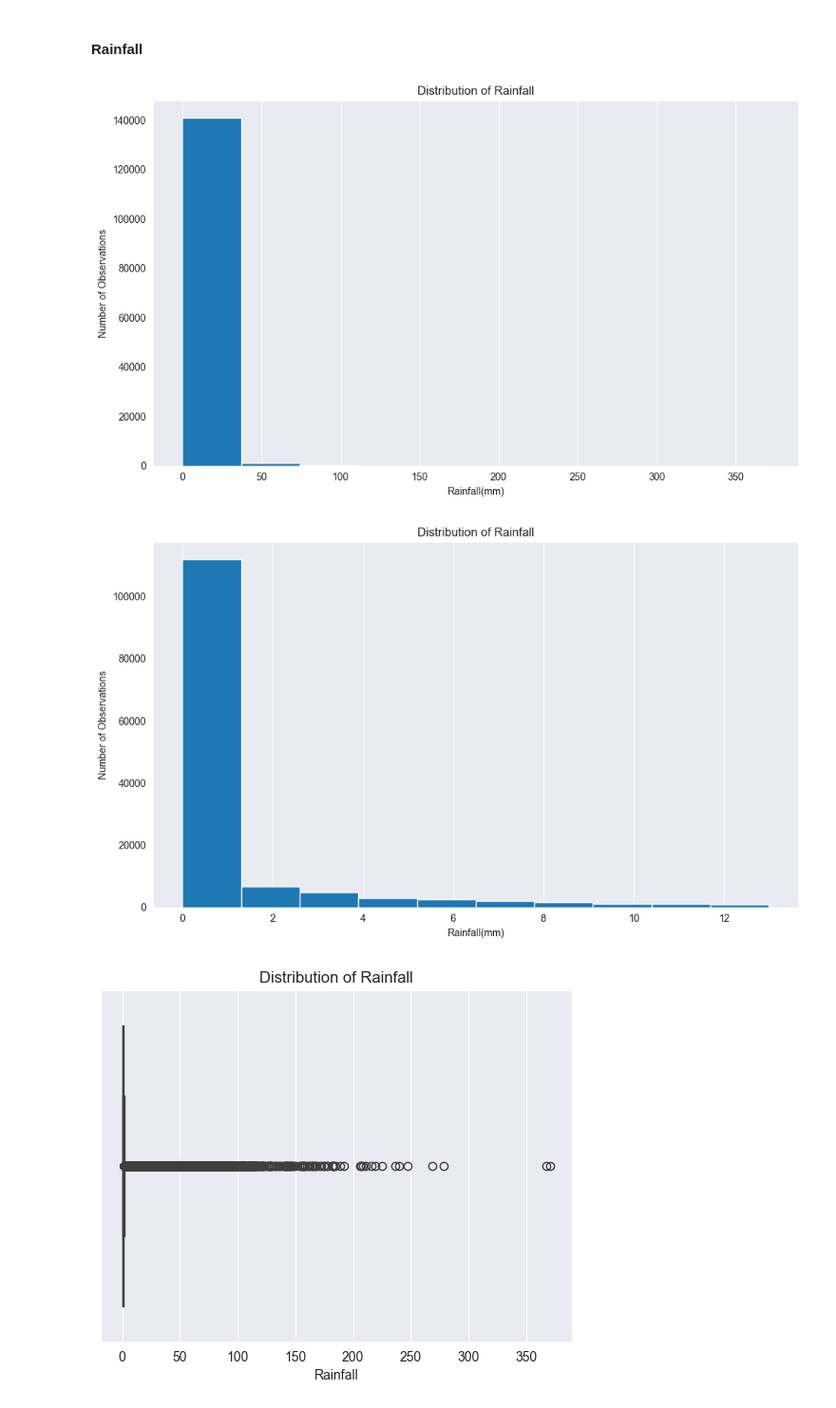
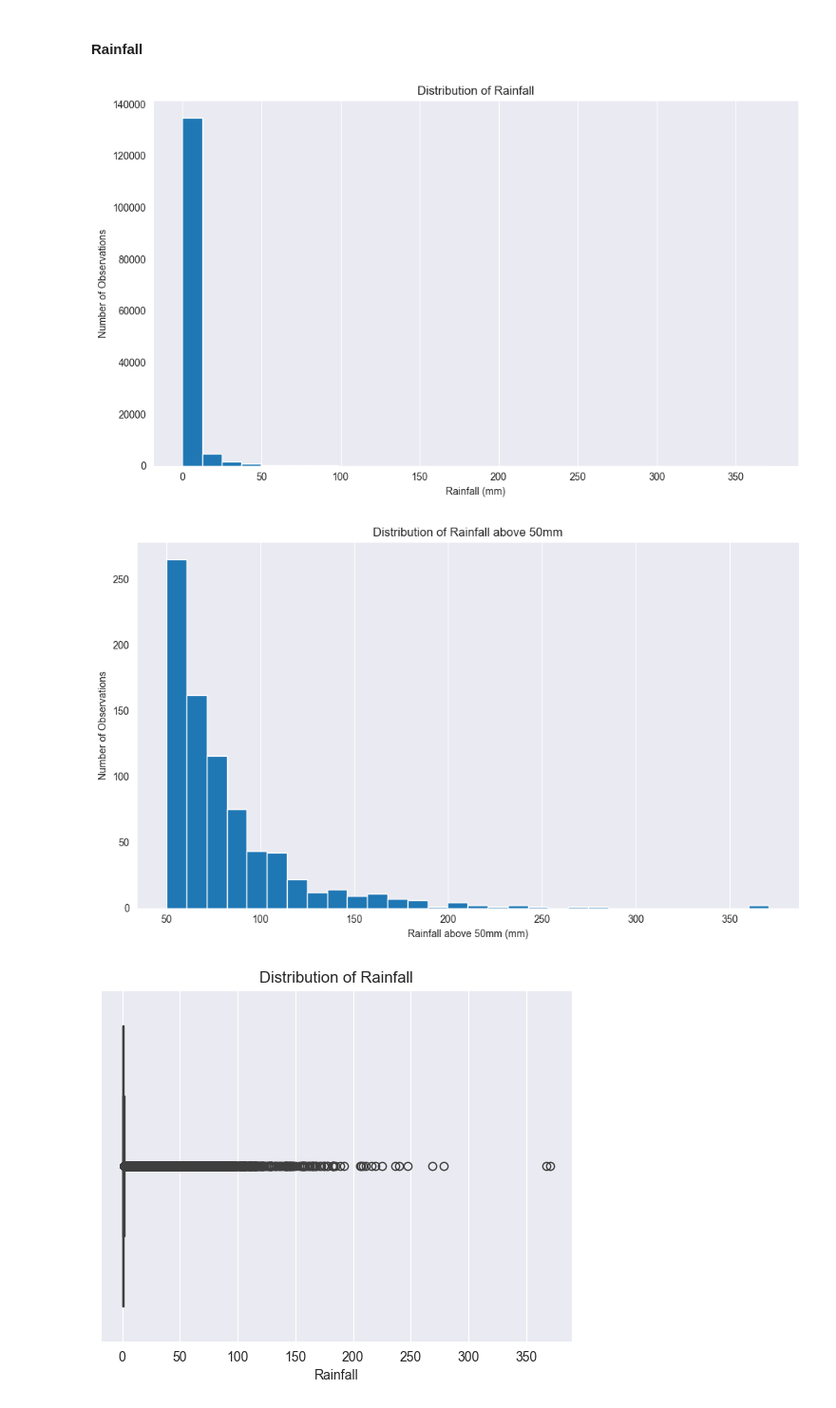
Before and after one commit to AstouK/Rain_Australia, a Jupyter notebook: rain_australia.ipynb, the cells around one changed output. Shown at 95% size. Drawn from its saved outputs; the diff is of its cells as text; code cells hidden in the pictures.

```diff
--- a/rain_australia.ipynb
+++ b/rain_australia.ipynb
@@ -559,7 +559,7 @@ plt.show()
 #### Rainfall
 # %%
 plt.figure(figsize=(10, 6))
-plt.hist(x=df_eda['Rainfall'])
+plt.hist(x=df_eda['Rainfall'], bins=30)
 plt.title('Distribution of Rainfall')
 plt.xlabel('Rainfall (mm)')
 plt.ylabel('Number of Observations')
@@ -568,22 +568,21 @@ plt.grid(axis='y')
 plt.tight_layout()
 plt.show()
 # %% [output]
-[figure, old version]
+[figure, new version]
 # %%
-# split Rainfall Histogram in an upper set to better display the distribution above 50mm
-upper = df_eda['Rainfall'].quantile(0.95) #but I loose the correct labels
+# filter rainfall histogram in an upper set to better display the distribution above 50mm
 
 plt.figure(figsize=(10, 6))
-plt.hist(x=df_eda[df_eda['Rainfall'] <= upper]['Rainfall'])
-plt.title('Distribution of Rainfall')
-plt.xlabel('Rainfall (mm)')
+plt.hist(x=df_eda[df_eda['Rainfall'] > 50]['Rainfall'], bins=30)
+plt.title('Distribution of Rainfall above 50mm for visibility')
+plt.xlabel('Rainfall above 50mm (mm)')
 plt.ylabel('Number of Observations')
 plt.xticks(rotation=0)
 plt.grid(axis='y')
 plt.tight_layout()
 plt.show()
 # %% [output]
-[figure, old version]
+[figure, new version]
 # %%
 sns.boxplot(x=df_eda['Rainfall'])
 plt.title('Distribution of Rainfall')
```
Also changed, not shown: parts of 5 cells of this notebook.
